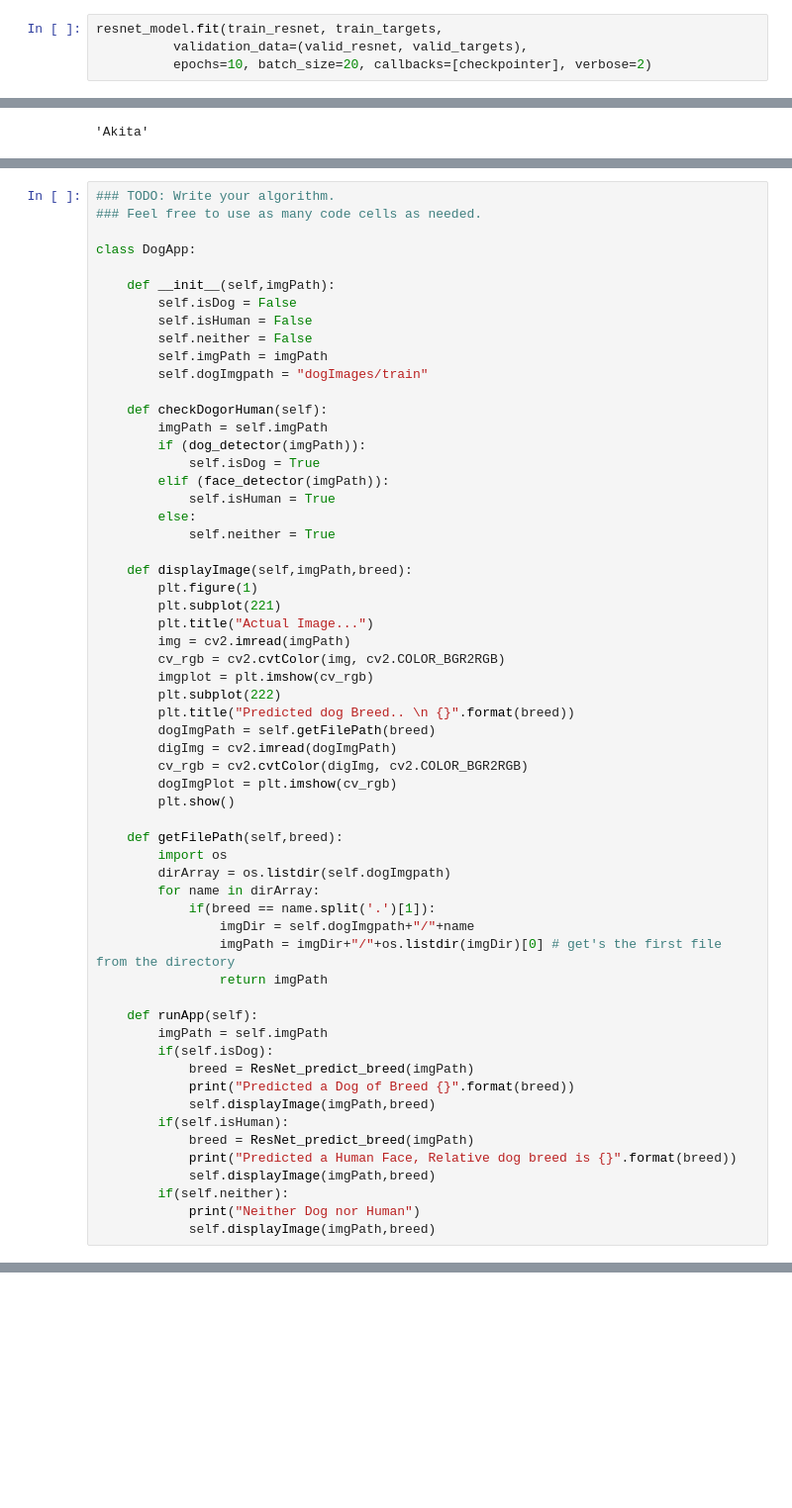
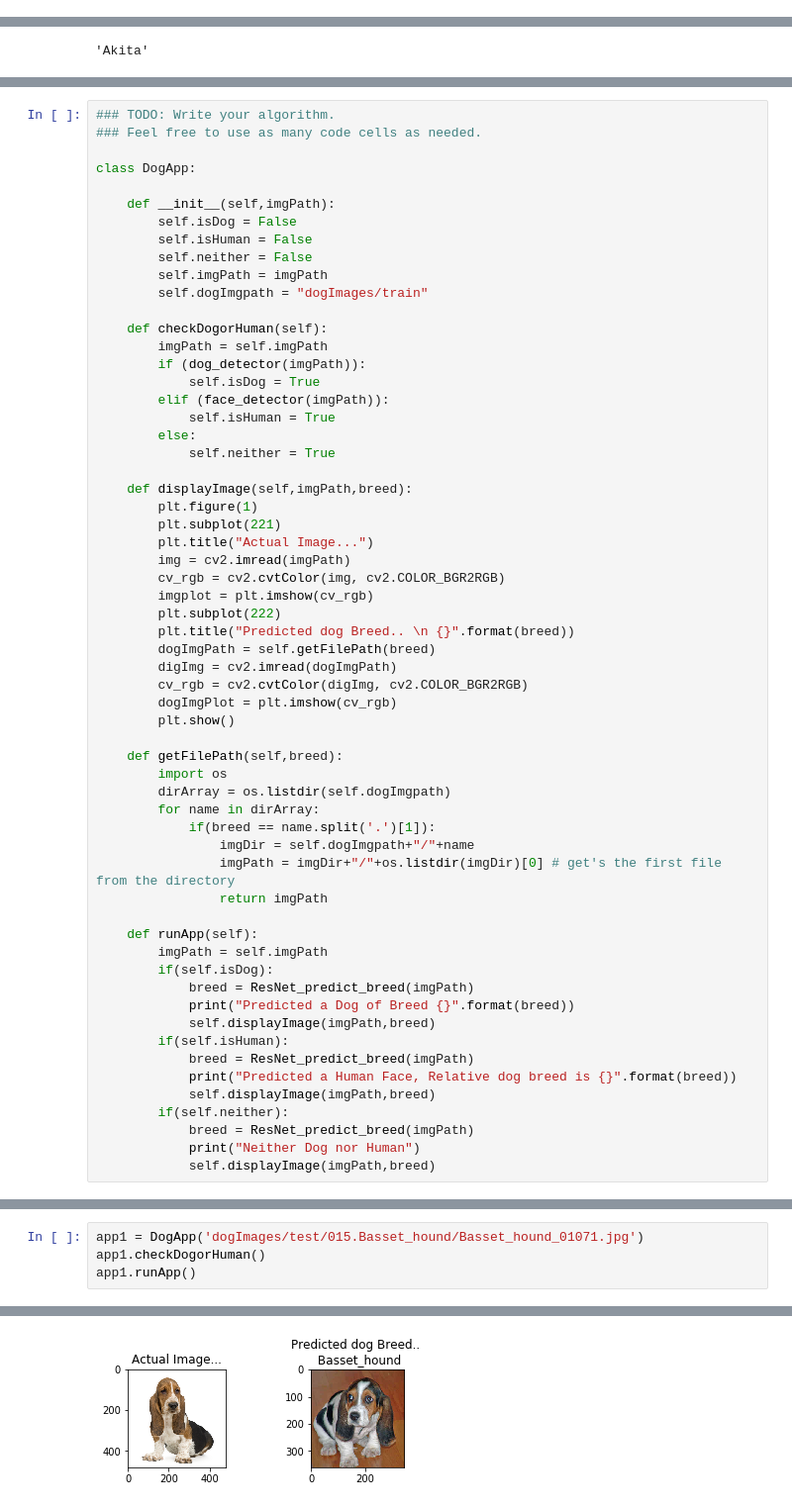
Before and after one commit to nadimintikrish/dog-project, a Jupyter notebook: dog_app.ipynb, the cells around one changed output, grey strips where cells are left out. Shown at 99% size. Cells and saved outputs as stored; diff of their text form; blank space fills up the shorter version.

```diff
--- a/dog_app.ipynb
+++ b/dog_app.ipynb
@@ -876,4 +878,0 @@ Test accuracy: 77.9904%
-# %%
-resnet_model.fit(train_resnet, train_targets,
-          validation_data=(valid_resnet, valid_targets),
-          epochs=10, batch_size=20, callbacks=[checkpointer], verbose=2)
@@ -1003,6 +985,7 @@ class DogApp:
             print("Predicted a Human Face, Relative dog breed is {}".format(breed))
             self.displayImage(imgPath,breed)
         if(self.neither):
+            breed = ResNet_predict_breed(imgPath)
             print("Neither Dog nor Human")
             self.displayImage(imgPath,breed)
 # %% [markdown]
@@ -1033,2 +1020,7 @@ dogImages/train/022.Belgian_tervuren/Belgian_tervuren_01557.jpg
 Predicted a Dog of Breed Akita
 [figure]
+# %%
+app1 = DogApp('dogImages/test/015.Basset_hound/Basset_hound_01071.jpg')
+app1.checkDogorHuman()
+app1.runApp()
+# %% [output]
@@ -1034,0 +1028 @@ Predicted a Dog of Breed Akita
+[figure, added]
```
Also changed, not shown: parts of 19 cells of this notebook, 6 other files.
